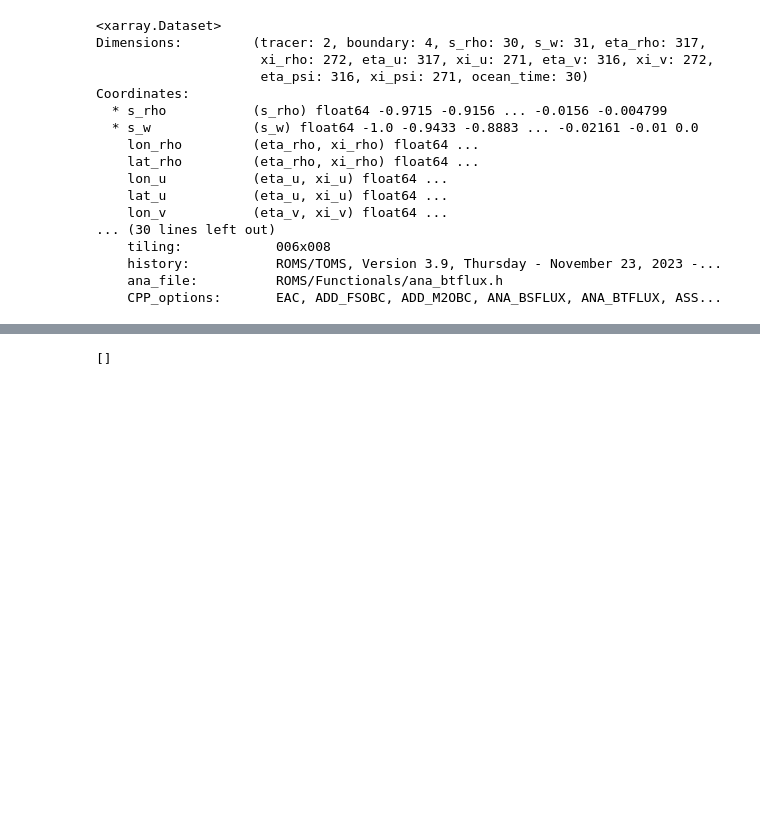
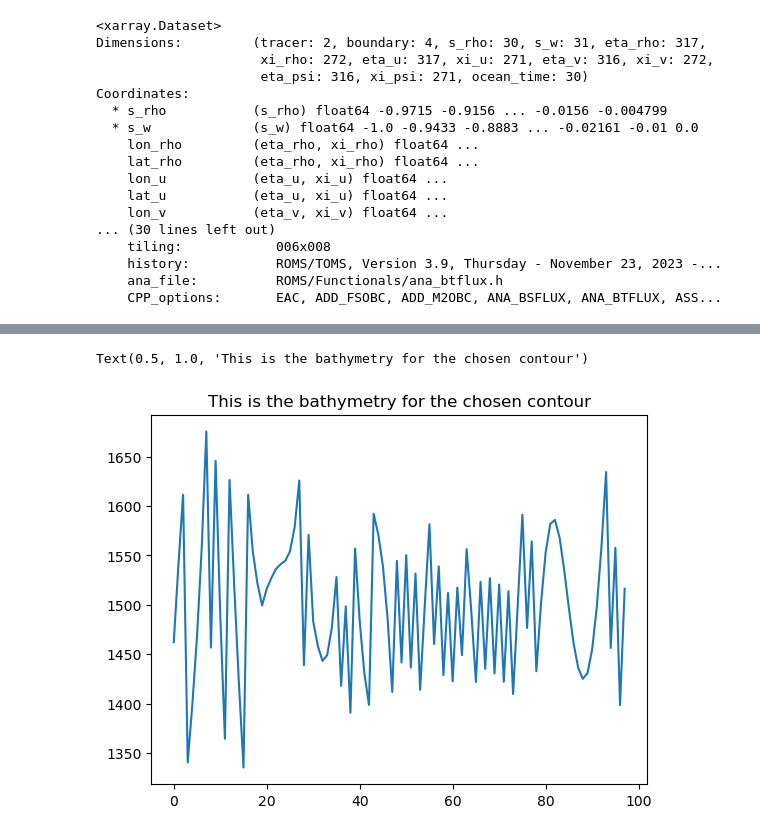
Before and after one commit to fncsobral/waom_notebook, a Jupyter notebook: OHB_shelf/Cross-1500m/testing.ipynb, the cells around one changed output, grey strips where cells are left out. Saved outputs shown, nothing was run; the diff lists cells and outputs as text; code cells hidden in the pictures; blank space fills up the shorter version.

```diff
--- a/OHB_shelf/Cross-1500m/testing.ipynb
+++ b/OHB_shelf/Cross-1500m/testing.ipynb
@@ -101,6 +122,12 @@ h_contour = np.zeros(len(x_contour))
 
 for ii in range(len(h_contour)):
     h_contour[ii] = h[y_contour[ii], x_contour[ii]]
+# %%
+plt.plot(h_contour)
+plt.title('This is the bathymetry for the chosen contour')
+# %% [output]
+Text(0.5, 1.0, 'This is the bathymetry for the chosen contour')
+[figure, added]
 # %%
 # Choose whether you want your contour on the u or t grid.
 grid_sel = 't'
@@ -121,7 +141,3 @@ lon_along_contour = np.zeros((len(x_contour)))
 for ii in range(len(h_contour)):
     lon_along_contour[ii] = x_var[y_contour[ii-1],x_contour[ii-1]]
     lat_along_contour[ii] = y_var[y_contour[ii-1],x_contour[ii-1]]
-# %%
-x_contour
-# %% [output]
-[]
```
Also changed, not shown: parts of 37 cells of this notebook.
